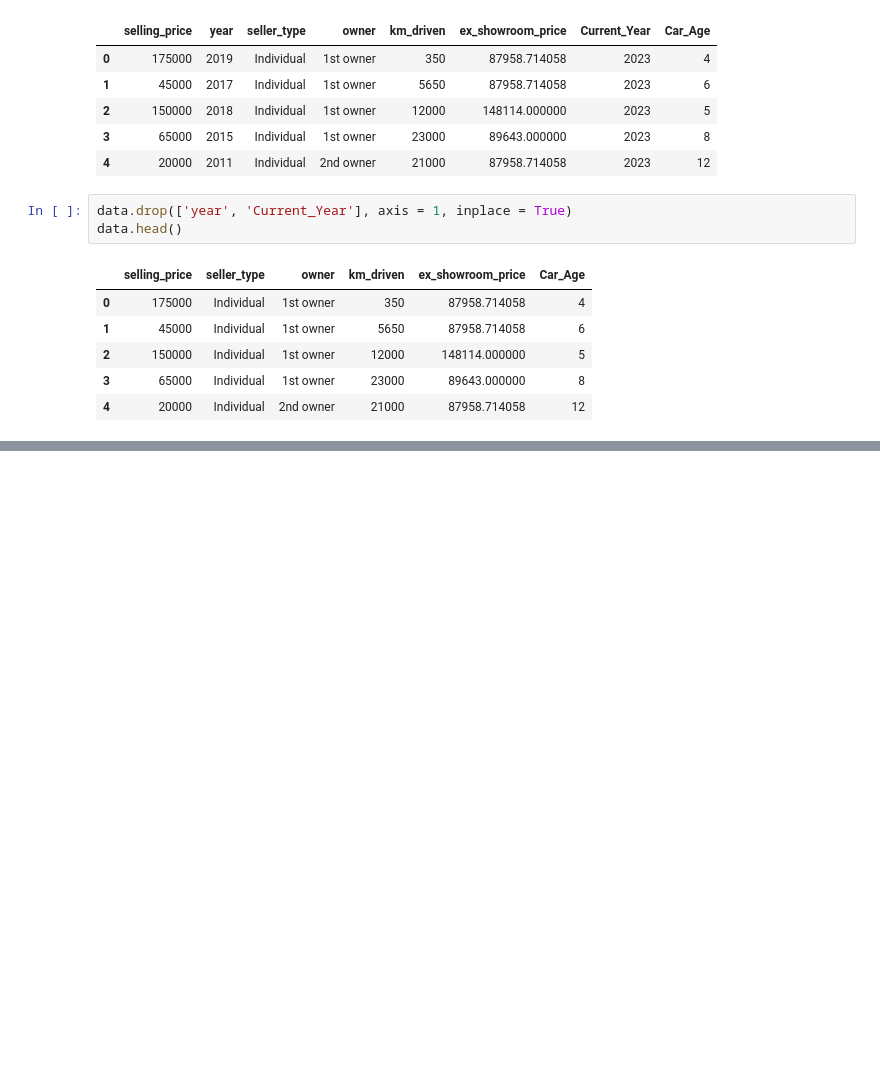
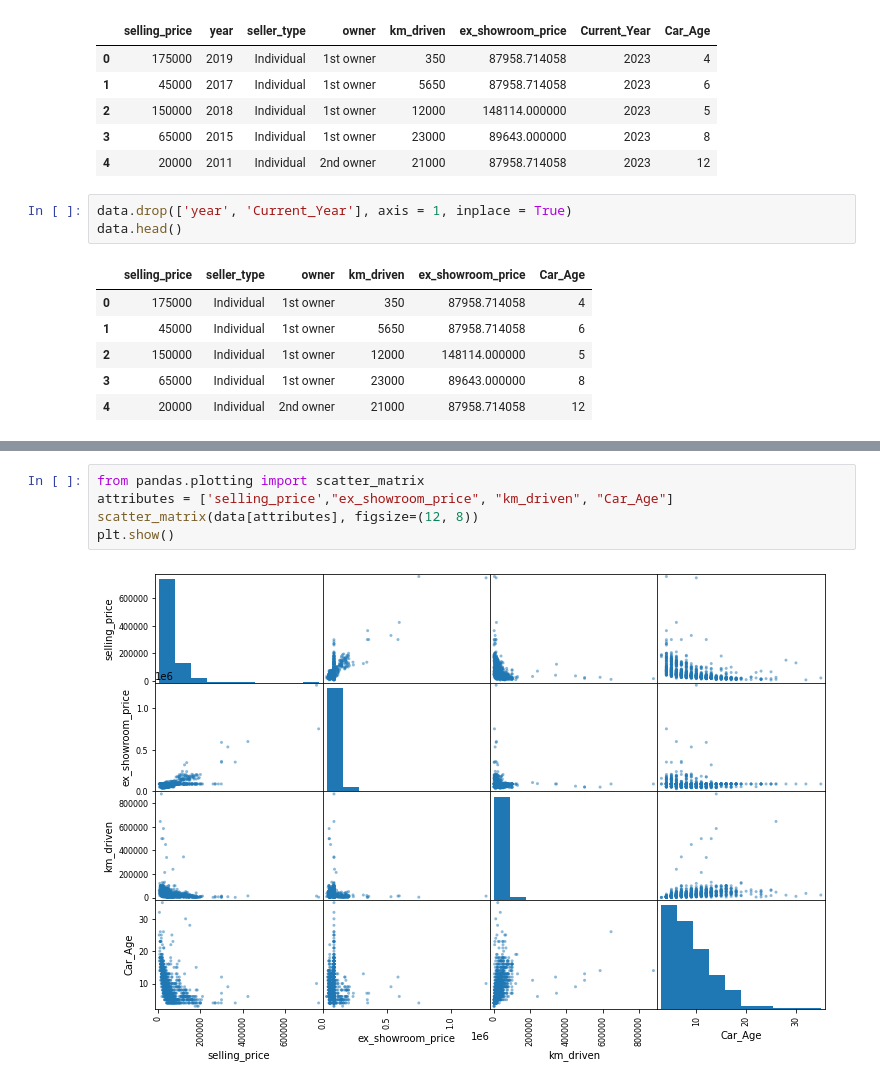
Before and after one commit to monisakhtar/CarPrice, a Jupyter notebook: Motorcycle.ipynb, the cells around one changed output, grey strips where cells are left out. Cells and saved outputs as stored; diff of their text form; blank space fills up the shorter version.

```diff
--- a/Motorcycle.ipynb
+++ b/Motorcycle.ipynb
@@ -189,0 +205,7 @@ data.head()
+# %%
+from pandas.plotting import scatter_matrix
+attributes = ['selling_price',"ex_showroom_price", "km_driven", "Car_Age"]
+scatter_matrix(data[attributes], figsize=(12, 8))
+plt.show()
+# %% [output]
+[figure, added]
```
Also changed, not shown: parts of 3 cells of this notebook.
